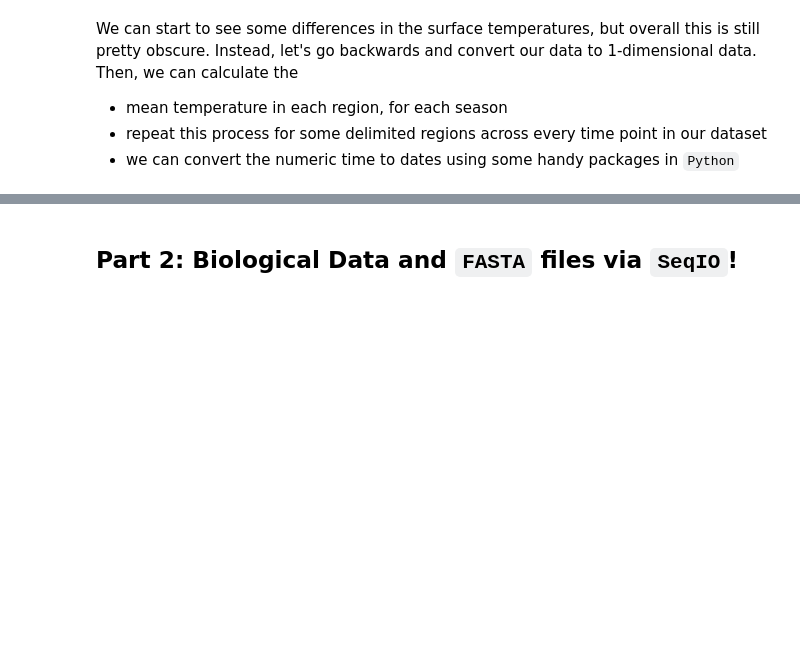
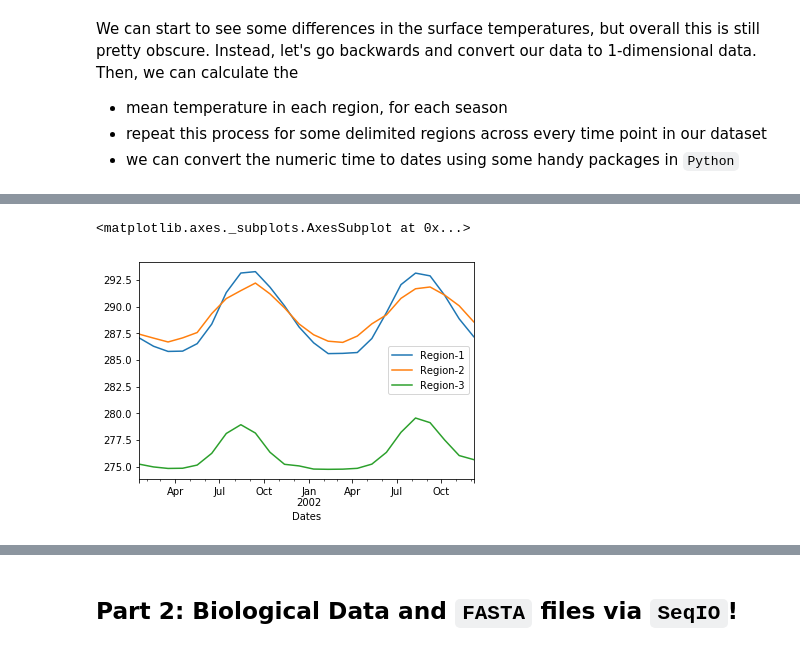
Before and after one commit to akrinos/data-analysis-2021, a Jupyter notebook: WHOIMathReviewDataAnalysis.ipynb, the cells around one changed output, grey strips where cells are left out. Saved outputs shown, nothing was run; the diff lists cells and outputs as text; code cells hidden in the pictures; blank space fills up the shorter version.

```diff
--- a/WHOIMathReviewDataAnalysis.ipynb
+++ b/WHOIMathReviewDataAnalysis.ipynb
@@ -347,0 +410,5 @@ We can start to see some differences in the surface temperatures, but overall th
+# %%
+sst_summary.plot(x="Dates")
+# %% [output]
+<matplotlib.axes._subplots.AxesSubplot at 0x...>
+[figure, added]
```
Also changed, not shown: parts of 26 cells of this notebook, 1 other file.
